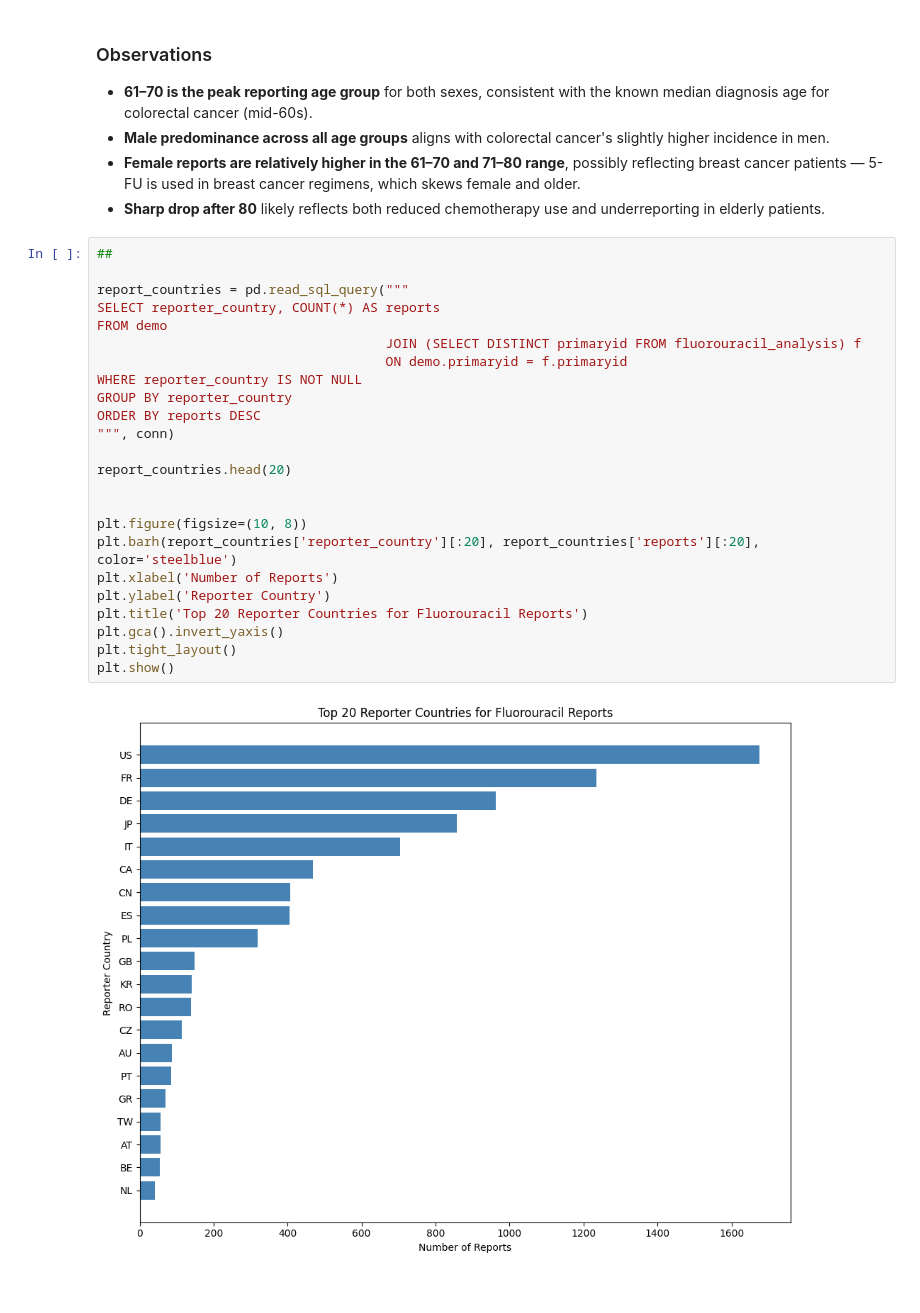
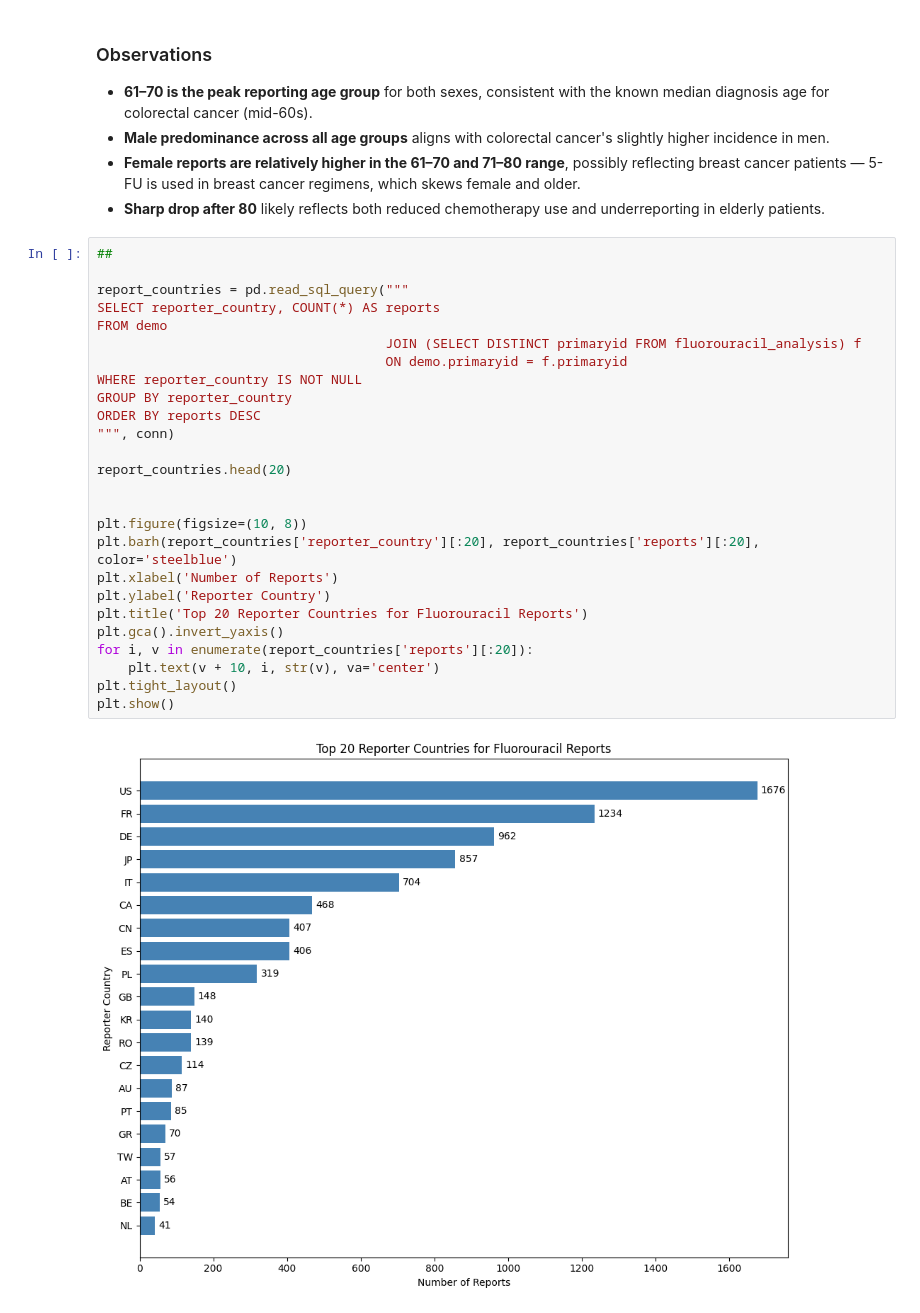
Before and after one commit to PugstaLaney/faers-sql-drug-safety-analysis, a Jupyter notebook: notebooks/module_1_fluorouracil/03_5fu_population.ipynb, the cells around one changed output. Saved outputs shown, nothing was run; the diff lists cells and outputs as text.

```diff
--- a/notebooks/module_1_fluorouracil/03_5fu_population.ipynb
+++ b/notebooks/module_1_fluorouracil/03_5fu_population.ipynb
@@ -190,26 +208,28 @@ plt.show()
 # %%
 ##
 
 report_countries = pd.read_sql_query("""
 SELECT reporter_country, COUNT(*) AS reports
 FROM demo
                                      JOIN (SELECT DISTINCT primaryid FROM fluorouracil_analysis) f
                                      ON demo.primaryid = f.primaryid
 WHERE reporter_country IS NOT NULL
 GROUP BY reporter_country
 ORDER BY reports DESC
 """, conn)
 
 report_countries.head(20)
 
 
 plt.figure(figsize=(10, 8))
 plt.barh(report_countries['reporter_country'][:20], report_countries['reports'][:20], color='steelblue')
 plt.xlabel('Number of Reports')
 plt.ylabel('Reporter Country')
 plt.title('Top 20 Reporter Countries for Fluorouracil Reports')
 plt.gca().invert_yaxis()
+for i, v in enumerate(report_countries['reports'][:20]):
+    plt.text(v + 10, i, str(v), va='center')
 plt.tight_layout()
 plt.show()
 # %% [output]
-[figure, old version]
+[figure, new version]
```
Also changed, not shown: parts of 1 cell of this notebook.
